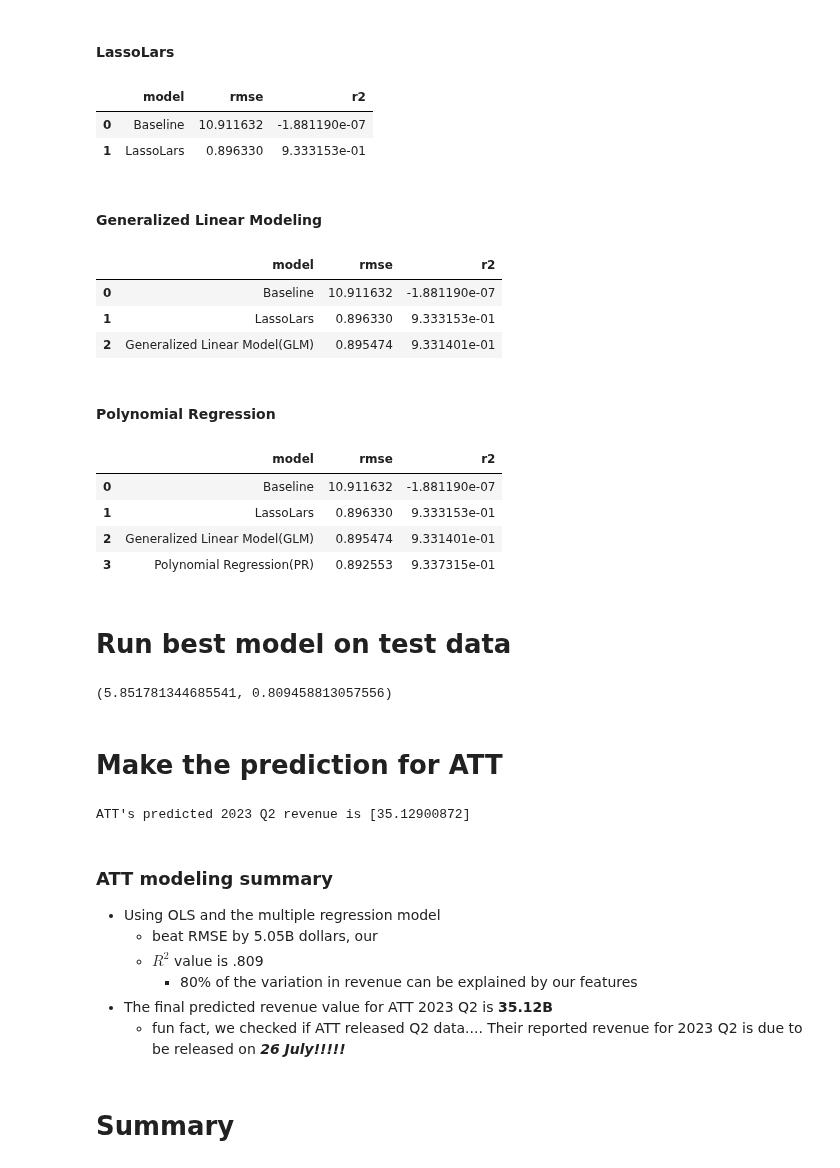
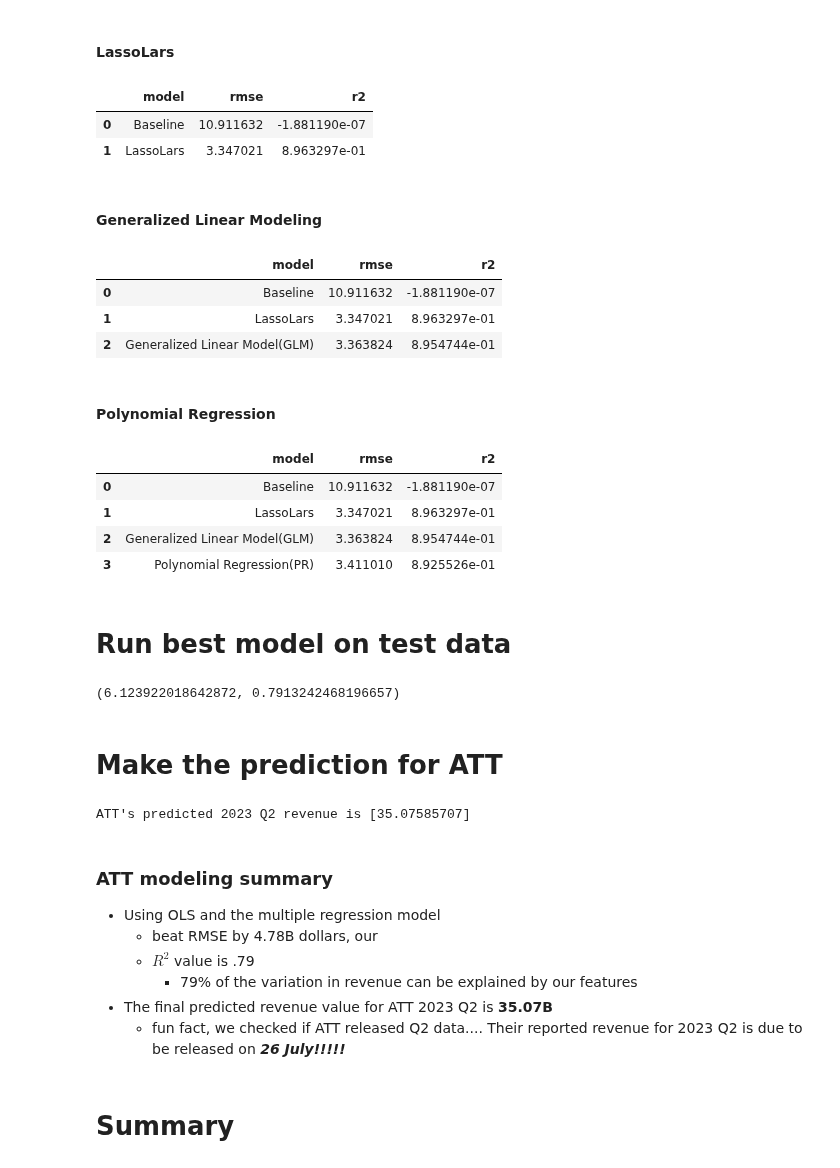
Before and after one commit to Project-Apollo-Forecast/Project-Apollo, a Jupyter notebook: Combined_MVP.ipynb, the cells around one changed output. Saved outputs shown, nothing was run; the diff lists cells and outputs as text; code cells hidden in the pictures.

```diff
--- a/Combined_MVP.ipynb
+++ b/Combined_MVP.ipynb
@@ -495,12 +493,12 @@ att_metrics_df
 #### LassoLars
 # %%
 # Call function to perform LassoLars modeling
-att_metrics_df = m.att_LassoLars_model(X_train_scaled, y_train, att_metrics_df)
+att_metrics_df, best_model = m.att_LassoLars_model(X_train_scaled, y_train, att_metrics_df)
 att_metrics_df
 # %% [output]
 |  | model | rmse | r2 |
 | 0 | Baseline | 10.911632 | -1.881190e-07 |
-| 1 | LassoLars | 0.896330 | 9.333153e-01 |
+| 1 | LassoLars | 3.347021 | 8.963297e-01 |
 # %% [markdown]
 #### Generalized Linear Modeling
 # %%
@@ -510,40 +508,40 @@ att_metrics_df
 # %% [output]
 |  | model | rmse | r2 |
 | 0 | Baseline | 10.911632 | -1.881190e-07 |
-| 1 | LassoLars | 0.896330 | 9.333153e-01 |
-| 2 | Generalized Linear Model(GLM) | 0.895474 | 9.331401e-01 |
+| 1 | LassoLars | 3.347021 | 8.963297e-01 |
+| 2 | Generalized Linear Model(GLM) | 3.363824 | 8.954744e-01 |
 # %% [markdown]
 #### Polynomial Regression
 # %%
 # Call function that performs Polynomial Regression
-att_metrics_df, best_model = m.att_polynomial_regression(X_train_scaled, y_train, att_metrics_df)
+att_metrics_df = m.att_polynomial_regression(X_train_scaled, y_train, att_metrics_df)
 att_metrics_df
 # %% [output]
 |  | model | rmse | r2 |
 | 0 | Baseline | 10.911632 | -1.881190e-07 |
-| 1 | LassoLars | 0.896330 | 9.333153e-01 |
-| 2 | Generalized Linear Model(GLM) | 0.895474 | 9.331401e-01 |
-| 3 | Polynomial Regression(PR) | 0.892553 | 9.337315e-01 |
+| 1 | LassoLars | 3.347021 | 8.963297e-01 |
+| 2 | Generalized Linear Model(GLM) | 3.363824 | 8.954744e-01 |
+| 3 | Polynomial Regression(PR) | 3.411010 | 8.925526e-01 |
 # %% [markdown]
 # Run best model on test data
 # %%
 m.att_best_model_on_test(X_test_scaled, best_model, y_test)
 # %% [output]
-(5.851781344685541, 0.809458813057556)
+(6.123922018642872, 0.7913242468196657)
 # %% [markdown]
 # Make the prediction for ATT
 # %%
 # Call function that predicts ATT's 2023 Q2 revenue
 m.att_prediction_Q2_2023_revenue(best_model, att_revenue_prediction_scaled)
 # %% [output]
-ATT's predicted 2023 Q2 revenue is [35.12900872]
+ATT's predicted 2023 Q2 revenue is [35.07585707]
 # %% [markdown]
 ### ATT modeling summary
 - Using OLS and the multiple regression model
-    - beat RMSE by 5.05B dollars, our
-    - $R^2$ value is .809
-        - 80% of the variation in revenue can be explained by our features
-- The final predicted revenue value for ATT 2023 Q2 is **35.12B**
+    - beat RMSE by 4.78B dollars, our
+    - $R^2$ value is .79
+        - 79% of the variation in revenue can be explained by our features
+- The final predicted revenue value for ATT 2023 Q2 is **35.07B**
      - fun fact, we checked if ATT released Q2 data.... Their reported revenue for 2023 Q2 is due to be released on ***26 July!!!!!***
 # %% [markdown]
 # Summary
```
Also changed, not shown: parts of 16 cells of this notebook, 3 other files.
